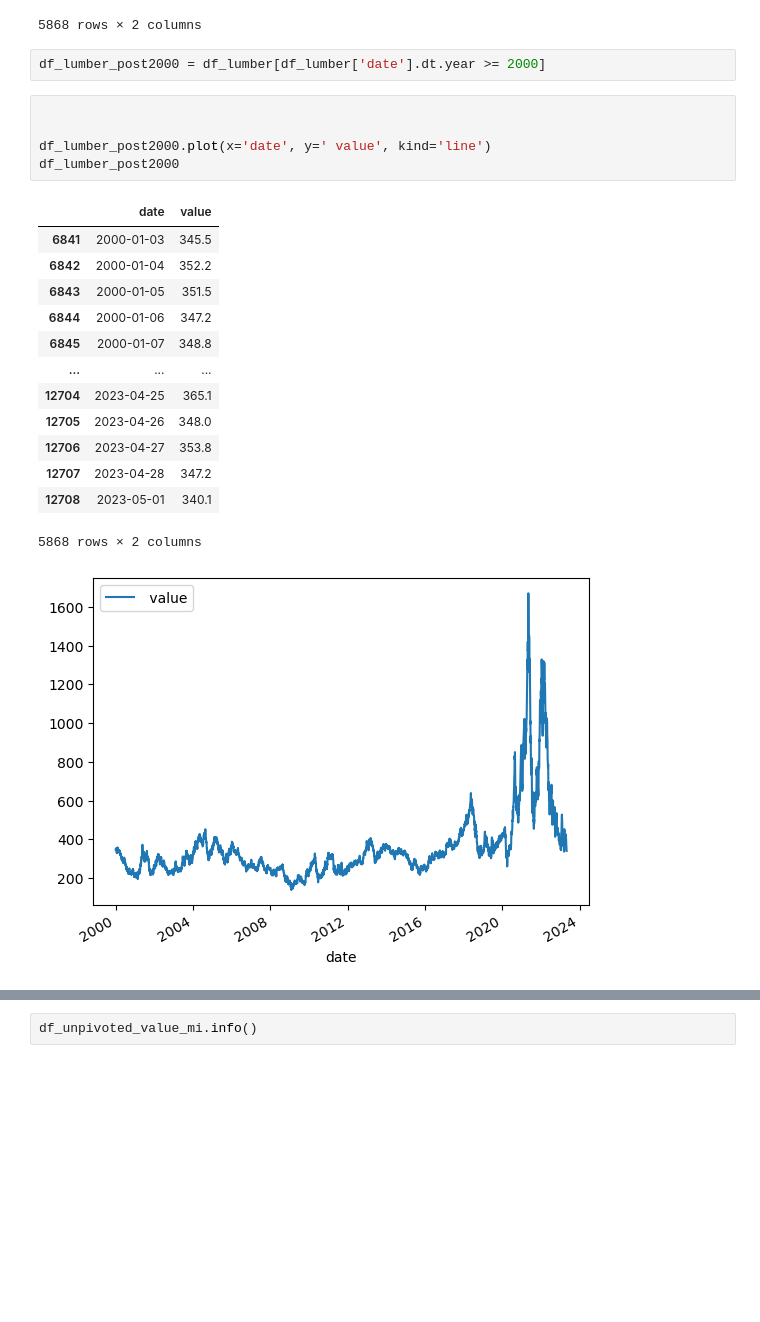
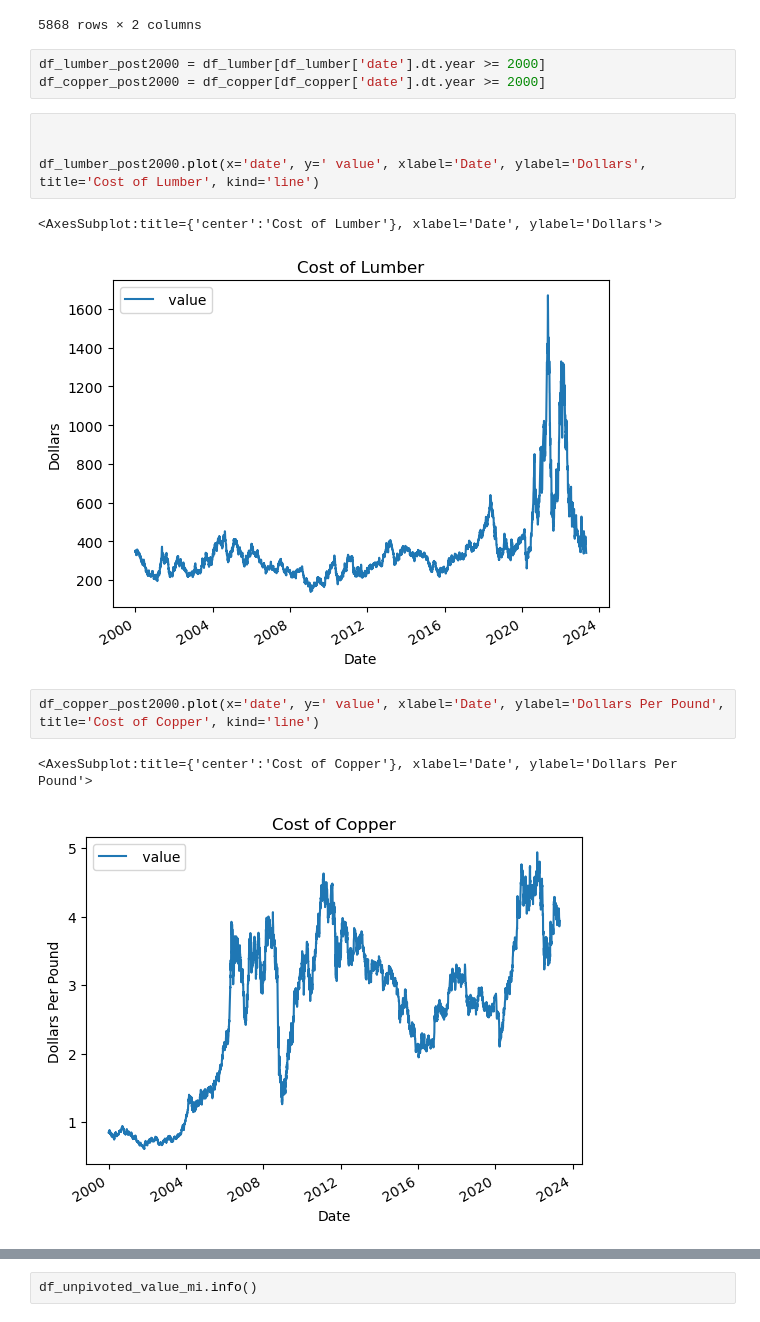
Before and after one commit to JMcGuckin33/Project--1, a Jupyter notebook: Project 1.ipynb, the cells around one changed output, grey strips where cells are left out. Saved outputs shown, nothing was run; the diff lists cells and outputs as text; blank space fills up the shorter version.

```diff
--- a/Project 1.ipynb
+++ b/Project 1.ipynb
@@ -96,26 +107,19 @@ df_lumber_post2000
 5868 rows × 2 columns
 # %%
 df_lumber_post2000 = df_lumber[df_lumber['date'].dt.year >= 2000]
+df_copper_post2000 = df_copper[df_copper['date'].dt.year >= 2000]
 # %%
 
 
-df_lumber_post2000.plot(x='date', y=' value', kind='line')
-df_lumber_post2000
+df_lumber_post2000.plot(x='date', y=' value', xlabel='Date', ylabel='Dollars', title='Cost of Lumber', kind='line')
 # %% [output]
-|  | date | value |
-| 6841 | 2000-01-03 | 345.5 |
-| 6842 | 2000-01-04 | 352.2 |
-| 6843 | 2000-01-05 | 351.5 |
-| 6844 | 2000-01-06 | 347.2 |
-| 6845 | 2000-01-07 | 348.8 |
-| ... | ... | ... |
-| 12704 | 2023-04-25 | 365.1 |
-| 12705 | 2023-04-26 | 348.0 |
-| 12706 | 2023-04-27 | 353.8 |
-| 12707 | 2023-04-28 | 347.2 |
-| 12708 | 2023-05-01 | 340.1 |
-5868 rows × 2 columns
+<AxesSubplot:title={'center':'Cost of Lumber'}, xlabel='Date', ylabel='Dollars'>
-[figure, old version]
+[figure, new version]
+# %%
+df_copper_post2000.plot(x='date', y=' value', xlabel='Date', ylabel='Dollars Per Pound', title='Cost of Copper', kind='line')
+# %% [output]
+<AxesSubplot:title={'center':'Cost of Copper'}, xlabel='Date', ylabel='Dollars Per Pound'>
+[figure, added]
 # %%
 df_inv_mi = df_inv[df_inv['StateName']=='MI']
 df_inv_ca = df_inv[df_inv['StateName'] == 'CA']
```
Also changed, not shown: parts of 29 cells of this notebook.
